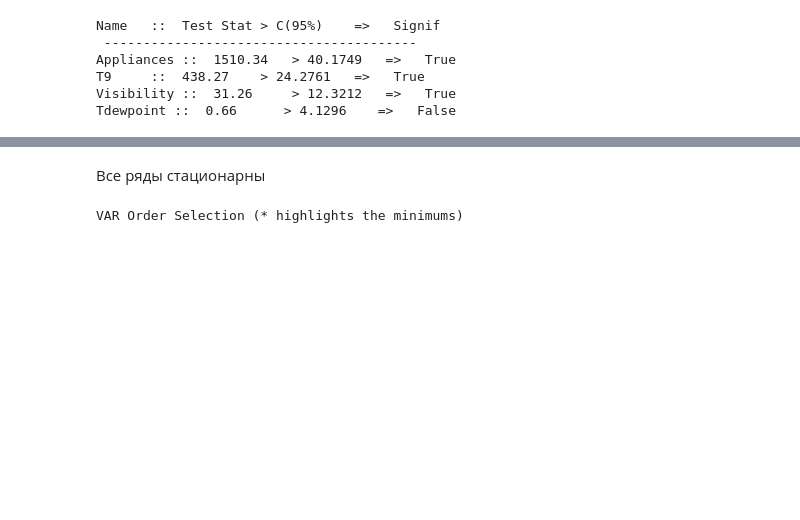
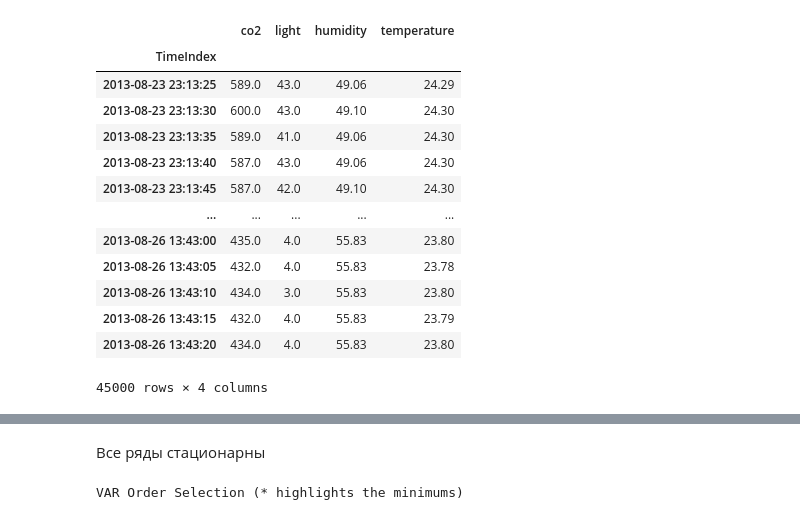
Before and after one commit to EdenStabbfer/PSU_TimeSeries, a Jupyter notebook: Final/Multivar_Regression.ipynb, the cells around one changed output, grey strips where cells are left out. Cells and saved outputs as stored; diff of their text form; code cells hidden in the pictures; blank space fills up the shorter version.

```diff
--- a/Final/Multivar_Regression.ipynb
+++ b/Final/Multivar_Regression.ipynb
@@ -129,9 +6,0 @@ def cointegration_test(df, alpha=0.05):
-# %%
-cointegration_test(df)
-# %% [output]
-Name   ::  Test Stat > C(95%)    =>   Signif
- ----------------------------------------
-Appliances ::  1510.34   > 40.1749   =>   True
-T9     ::  438.27    > 24.2761   =>   True
-Visibility ::  31.26     > 12.3212   =>   True
-Tdewpoint ::  0.66      > 4.1296    =>   False
@@ -142,3 +10,27 @@ Tdewpoint ::  0.66      > 4.1296    =>   False
+# %%
+# делим на train/test
+train_split = 0.9
+train_split_n = int(len(df) * train_split)
+
+train       = df.iloc[:train_split_n]
+test        = df.iloc[train_split_n:]
+# %%
+train
+# %% [output]
+|  | co2 | light | humidity | temperature |
+| TimeIndex |  |  |  |  |
+| 2013-08-23 23:13:25 | 589.0 | 43.0 | 49.06 | 24.29 |
+| 2013-08-23 23:13:30 | 600.0 | 43.0 | 49.10 | 24.30 |
+| 2013-08-23 23:13:35 | 589.0 | 41.0 | 49.06 | 24.30 |
+| 2013-08-23 23:13:40 | 587.0 | 43.0 | 49.06 | 24.30 |
+| 2013-08-23 23:13:45 | 587.0 | 42.0 | 49.10 | 24.30 |
+| ... | ... | ... | ... | ... |
+| 2013-08-26 13:43:00 | 435.0 | 4.0 | 55.83 | 23.80 |
+| 2013-08-26 13:43:05 | 432.0 | 4.0 | 55.83 | 23.78 |
+| 2013-08-26 13:43:10 | 434.0 | 3.0 | 55.83 | 23.80 |
+| 2013-08-26 13:43:15 | 432.0 | 4.0 | 55.83 | 23.79 |
+| 2013-08-26 13:43:20 | 434.0 | 4.0 | 55.83 | 23.80 |
+45000 rows × 4 columns
 # %%
 from statsmodels.tsa.stattools import adfuller
 
```
Also changed, not shown: parts of 19 cells of this notebook, 5 other files.
